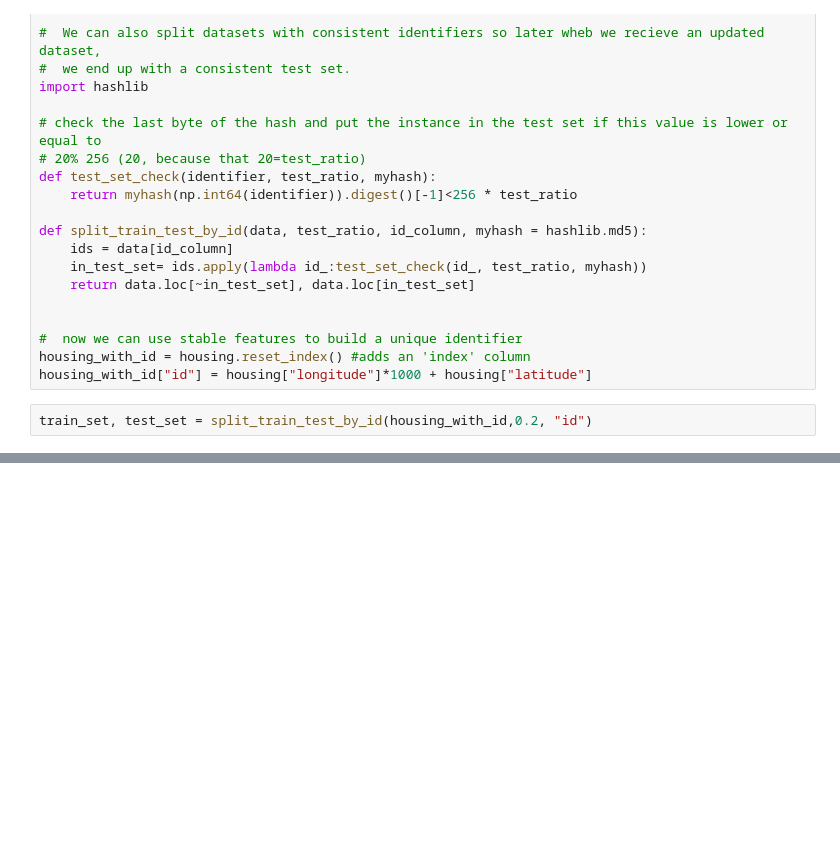
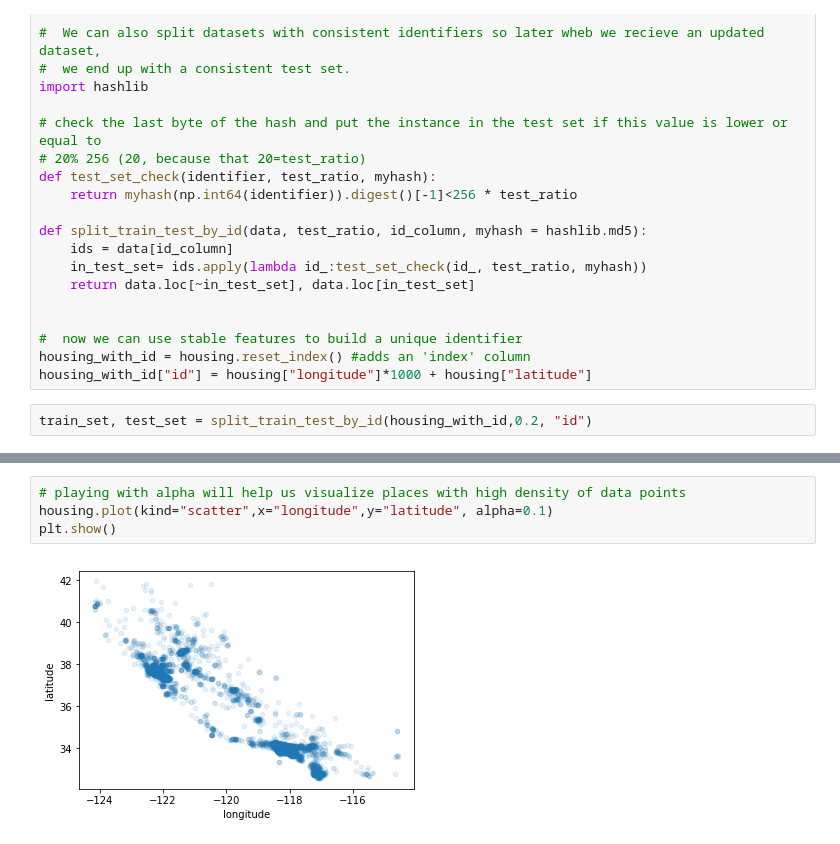
Before and after one commit to hamk3010/analyzeRawData, a Jupyter notebook: Housing Data/understandingTheData.ipynb, the cells around one changed output, grey strips where cells are left out. Drawn from its saved outputs; the diff is of its cells as text; blank space fills up the shorter version.

```diff
--- a/Housing Data/understandingTheData.ipynb
+++ b/Housing Data/understandingTheData.ipynb
@@ -97,0 +137,6 @@ train_set, test_set = split_train_test_by_id(housing_with_id,0.2, "id")
+# %%
+# playing with alpha will help us visualize places with high density of data points
+housing.plot(kind="scatter",x="longitude",y="latitude", alpha=0.1)
+plt.show()
+# %% [output]
+[figure, added]
```
Also changed, not shown: parts of 11 cells of this notebook.
